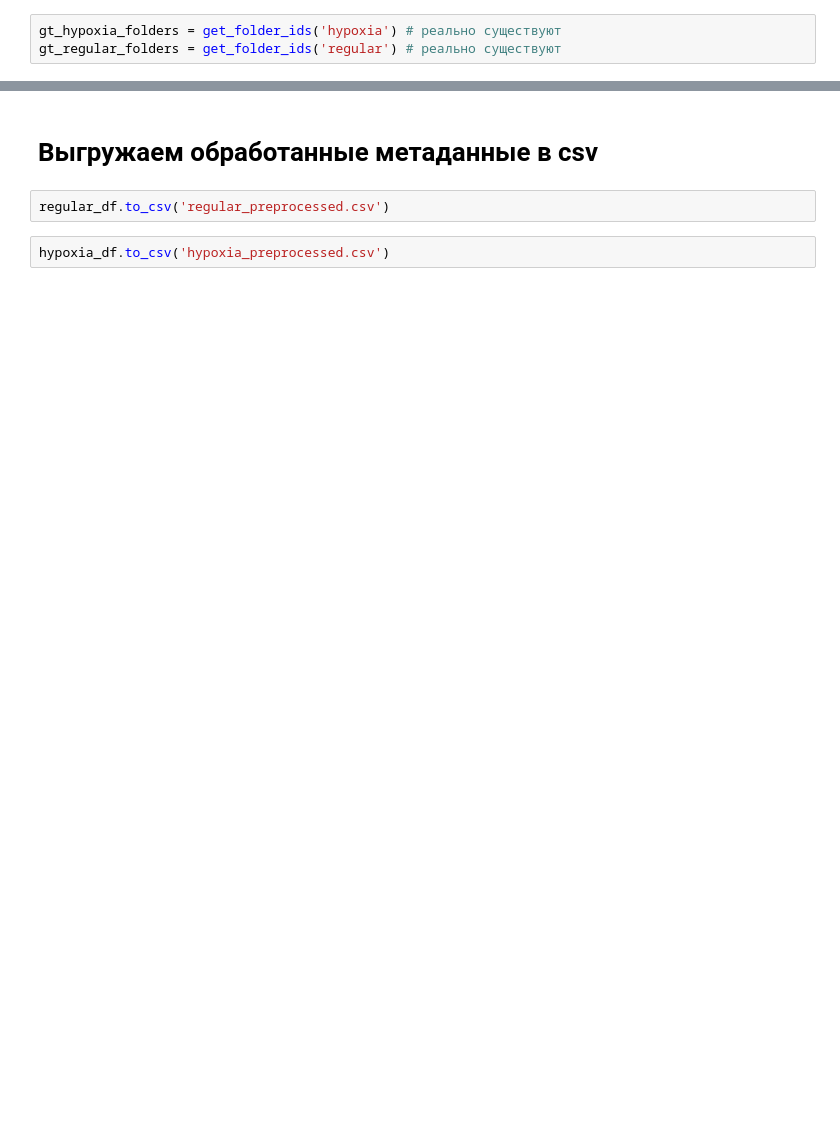
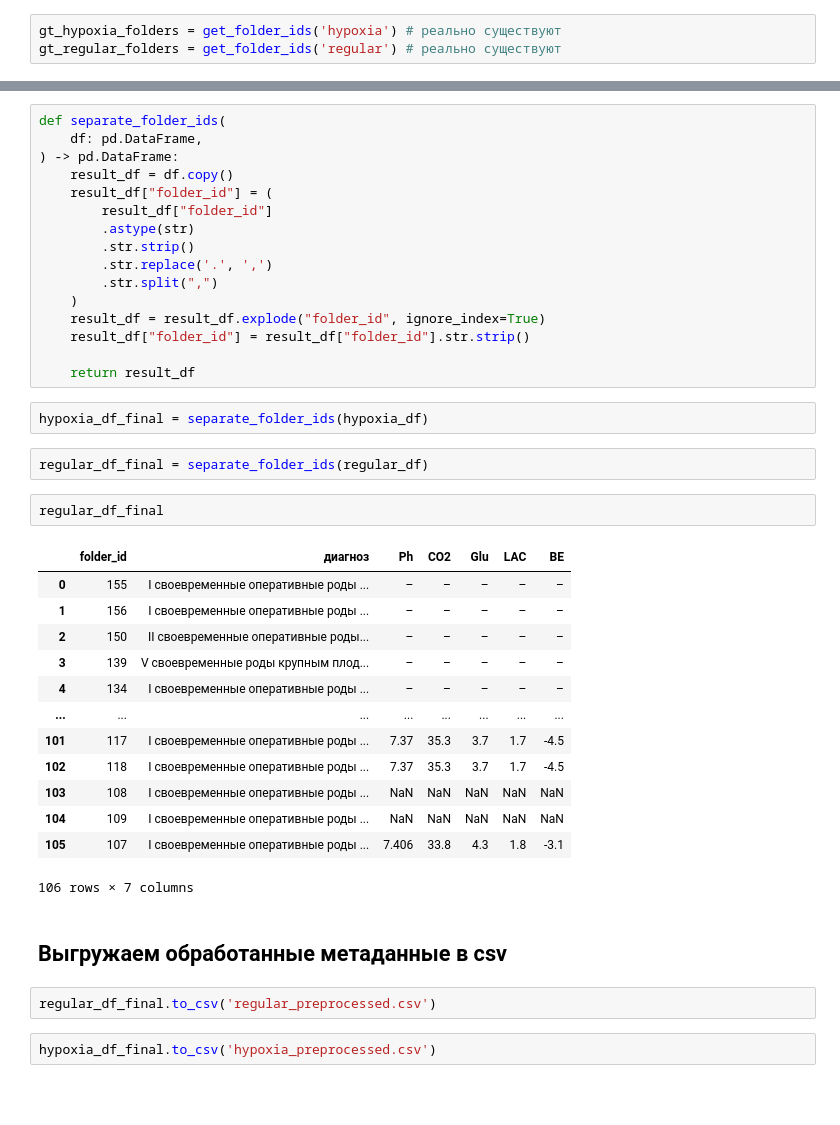
Before and after one commit to Krimson-Sun/fetal-monitory, a Jupyter notebook: preprocess_metadata.ipynb, the cells around one changed output, grey strips where cells are left out. Saved outputs shown, nothing was run; the diff lists cells and outputs as text; blank space fills up the shorter version.

Commit message:
separated folder_id field if multiple ids present

```diff
--- a/preprocess_metadata.ipynb
+++ b/preprocess_metadata.ipynb
@@ -111,6 +112,44 @@ ID для которых отсутствуют данные (regular): [41, 47,
+# %%
+def separate_folder_ids(
+    df: pd.DataFrame,
+) -> pd.DataFrame:
+    result_df = df.copy()
+    result_df["folder_id"] = (
+        result_df["folder_id"]
+        .astype(str)
+        .str.strip()
+        .str.replace('.', ',')
+        .str.split(",")
+    )
+    result_df = result_df.explode("folder_id", ignore_index=True)
+    result_df["folder_id"] = result_df["folder_id"].str.strip()
+
+    return result_df
+# %%
+hypoxia_df_final = separate_folder_ids(hypoxia_df)
+# %%
+regular_df_final = separate_folder_ids(regular_df)
+# %%
+regular_df_final
+# %% [output]
+|  | folder_id | диагноз | Ph | CO2 | Glu | LAC | BE |
+| 0 | 155 | I своевременные оперативные роды ... | – | – | – | – | – |
+| 1 | 156 | I своевременные оперативные роды ... | – | – | – | – | – |
+| 2 | 150 | II своевременные оперативные роды... | – | – | – | – | – |
+| 3 | 139 | V своевременные роды крупным плод... | – | – | – | – | – |
+| 4 | 134 | I своевременные оперативные роды ... | – | – | – | – | – |
+| ... | ... | ... | ... | ... | ... | ... | ... |
+| 101 | 117 | I своевременные оперативные роды ... | 7.37 | 35.3 | 3.7 | 1.7 | -4.5 |
+| 102 | 118 | I своевременные оперативные роды ... | 7.37 | 35.3 | 3.7 | 1.7 | -4.5 |
+| 103 | 108 | I своевременные оперативные роды ... | NaN | NaN | NaN | NaN | NaN |
+| 104 | 109 | I своевременные оперативные роды ... | NaN | NaN | NaN | NaN | NaN |
+| 105 | 107 | I своевременные оперативные роды ... | 7.406 | 33.8 | 4.3 | 1.8 | -3.1 |
+106 rows × 7 columns
 # %% [markdown]
-# Выгружаем обработанные метаданные в csv
+## Выгружаем обработанные метаданные в csv
 # %%
-regular_df.to_csv('regular_preprocessed.csv')
+regular_df_final.to_csv('regular_preprocessed.csv')
 # %%
-hypoxia_df.to_csv('hypoxia_preprocessed.csv')
+hypoxia_df_final.to_csv('hypoxia_preprocessed.csv')
+# %% [markdown]
+#
```
Also changed, not shown: parts of 4 cells of this notebook, 2 other files.
